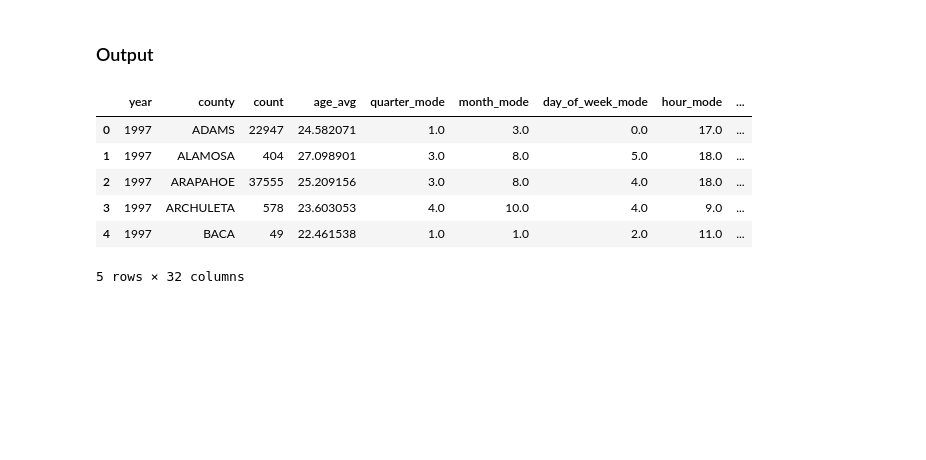
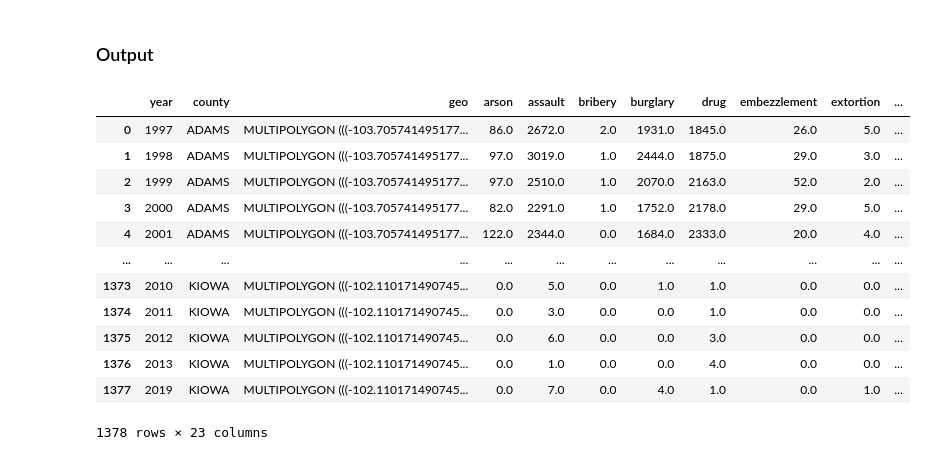
Before and after one commit to bia-capstone/crime, a Jupyter notebook: prepared_data/crime_records/aggregate_crime.ipynb, the cells around one changed output. Cells and saved outputs as stored; diff of their text form; code cells hidden in the pictures; blank space fills up the shorter version.

```diff
--- a/prepared_data/crime_records/aggregate_crime.ipynb
+++ b/prepared_data/crime_records/aggregate_crime.ipynb
@@ -48,0 +28,12 @@ df_raw
+# %%
+import crime as cr
+import pandas as pd, numpy as np
+
+df_raw = pd.read_csv("output/all.csv")
+geo = pd.read_csv('../geo/output/geo_county_school.csv').rename(columns={'geo_county':'geo'})
+geo = geo.groupby('county').agg('first').reset_index()[['county', 'geo']]
+pop = pd.read_csv('../county_stats/output/county_population.csv')
+pop = pop[pop.year >= 1997]
+pop = pop[pop.year <= 2019].reset_index(drop=True)
+pop = pop[['year', 'county', 'total']].rename(columns={'total':'pop'})
+display(df_raw.shape, df_raw.head(3), geo.shape, geo.head(3), pop.shape, pop.head(3))
@@ -158,7 +166,7 @@ for c in df_modes.columns:
         df_modes = df_modes.rename(columns={c: f'{c}_mode'})
 # %%
 # Convert count and average
-df_count = df[INDEX + ['date']].groupby(INDEX).count().reset_index().rename(columns={'date': 'count'})
+df_count = df[INDEX + ['date']].groupby(INDEX).count().reset_index().rename(columns={'date': 'cr_count'})
 
 df_avg = df[INDEX + ['age']].groupby(INDEX).mean().reset_index().rename(columns={'age': 'age_avg'})
 # %% [markdown]
@@ -170,4 +178,9 @@ df = df.merge(df_modes, on=INDEX)
 # %%
 # Summed aggregations for dummies: 2 versions
 df_cat = df.merge(dum_cat, on=INDEX)
+df_cat = df_cat.merge(pop, on=['year', 'county'])
+df_cat.insert(2, 'pop', df_cat.pop('pop'))
+
 df_name = df.merge(dum_name, on=INDEX)
+df_name = df_name.merge(pop, on=['year', 'county'])
+df_name.insert(2, 'pop', df_name.pop('pop'))
@@ -173,0 +189,19 @@ df_name = df.merge(dum_name, on=INDEX)
+# %%
+INDEX = ['year', 'county', 'geo']
+df_cat = df_cat.merge(geo, on='county')
+df_cat.insert(2, 'geo', df_cat.pop('geo'))
+
+df_name = df_name.merge(geo, on='county')
+df_name.insert(2, 'geo', df_name.pop('geo'))
+
+BASE_COLS = ['pop', 'cr_count', 'age_avg', 'quarter_mode', 'month_mode', 'day_of_week_mode', 'hour_mode', 'against_person', 'against_property', 'against_society', 'not_a_crime']
+
+df_base = df_cat.copy()[INDEX + BASE_COLS]
+df_base.insert(5, 'cr_rate', df_base.cr_count / df_base['pop'] * 100_000)
+for i in ['against_person', 'against_property', 'against_society']:
+    df_base[f'{i}_rate'] = df_base[i] / df_base['pop'] * 100_000
+
+df_cat = df_cat.drop(columns=BASE_COLS)
+df_name = df_name.drop(columns=BASE_COLS)
+
+display(df_base.shape, df_base.head(3), df_cat.shape, df_cat.head(3), df_name.shape, df_name.head(3))
@@ -179,11 +363,17 @@ df_name.to_csv("output/crime_agg_name.csv", index=False)
 # %%
-df_cat.head()
+df_cat
 # %% [output]
-|  | year | county | count | age_avg | quarter_mode | month_mode | day_of_week_mode | hour_mode | ... |
-| 0 | 1997 | ADAMS | 22947 | 24.582071 | 1.0 | 3.0 | 0.0 | 17.0 | ... |
-| 1 | 1997 | ALAMOSA | 404 | 27.098901 | 3.0 | 8.0 | 5.0 | 18.0 | ... |
-| 2 | 1997 | ARAPAHOE | 37555 | 25.209156 | 3.0 | 8.0 | 4.0 | 18.0 | ... |
-| 3 | 1997 | ARCHULETA | 578 | 23.603053 | 4.0 | 10.0 | 4.0 | 9.0 | ... |
-| 4 | 1997 | BACA | 49 | 22.461538 | 1.0 | 1.0 | 2.0 | 11.0 | ... |
+|  | year | county | geo | arson | assault | bribery | burglary | drug | embezzlement | extortion | ... |
+| 0 | 1997 | ADAMS | MULTIPOLYGON (((-103.705741495177... | 86.0 | 2672.0 | 2.0 | 1931.0 | 1845.0 | 26.0 | 5.0 | ... |
+| 1 | 1998 | ADAMS | MULTIPOLYGON (((-103.705741495177... | 97.0 | 3019.0 | 1.0 | 2444.0 | 1875.0 | 29.0 | 3.0 | ... |
+| 2 | 1999 | ADAMS | MULTIPOLYGON (((-103.705741495177... | 97.0 | 2510.0 | 1.0 | 2070.0 | 2163.0 | 52.0 | 2.0 | ... |
+| 3 | 2000 | ADAMS | MULTIPOLYGON (((-103.705741495177... | 82.0 | 2291.0 | 1.0 | 1752.0 | 2178.0 | 29.0 | 5.0 | ... |
+| 4 | 2001 | ADAMS | MULTIPOLYGON (((-103.705741495177... | 122.0 | 2344.0 | 0.0 | 1684.0 | 2333.0 | 20.0 | 4.0 | ... |
+| ... | ... | ... | ... | ... | ... | ... | ... | ... | ... | ... | ... |
+| 1373 | 2010 | KIOWA | MULTIPOLYGON (((-102.110171490745... | 0.0 | 5.0 | 0.0 | 1.0 | 1.0 | 0.0 | 0.0 | ... |
+| 1374 | 2011 | KIOWA | MULTIPOLYGON (((-102.110171490745... | 0.0 | 3.0 | 0.0 | 0.0 | 1.0 | 0.0 | 0.0 | ... |
+| 1375 | 2012 | KIOWA | MULTIPOLYGON (((-102.110171490745... | 0.0 | 6.0 | 0.0 | 0.0 | 3.0 | 0.0 | 0.0 | ... |
+| 1376 | 2013 | KIOWA | MULTIPOLYGON (((-102.110171490745... | 0.0 | 1.0 | 0.0 | 0.0 | 4.0 | 0.0 | 0.0 | ... |
+| 1377 | 2019 | KIOWA | MULTIPOLYGON (((-102.110171490745... | 0.0 | 7.0 | 0.0 | 4.0 | 1.0 | 0.0 | 1.0 | ... |
-5 rows × 32 columns
+1378 rows × 23 columns
 # %%
```
Also changed, not shown: parts of 17 cells of this notebook, 12 other files.
